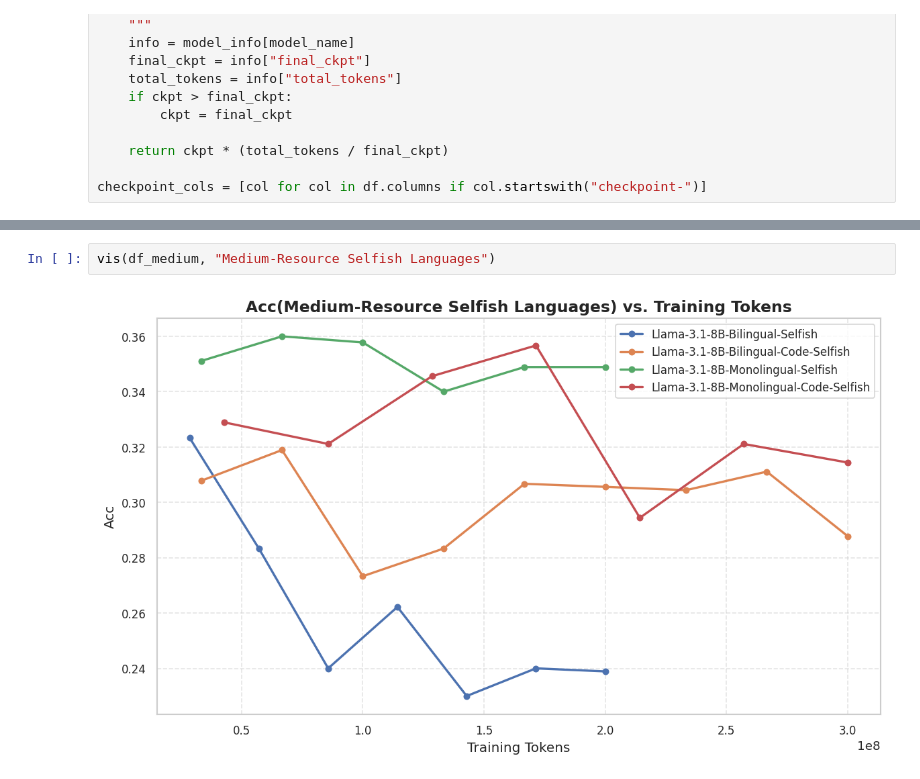
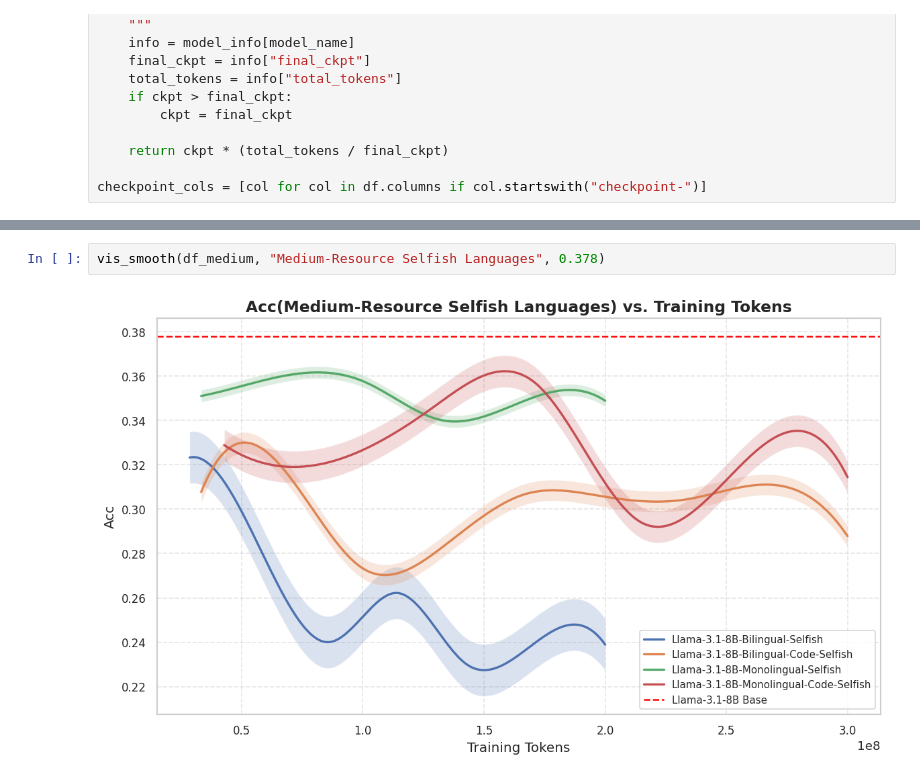
Before and after one commit to MaLA-LM/MixCPT, a Jupyter notebook: evaluation/Visualization/Belebele-0-2-epochs/vis_selfish.ipynb, the cells around one changed output, grey strips where cells are left out. Saved outputs shown, nothing was run; the diff lists cells and outputs as text.

```diff
--- a/evaluation/Visualization/Belebele-0-2-epochs/vis_selfish.ipynb
+++ b/evaluation/Visualization/Belebele-0-2-epochs/vis_selfish.ipynb
@@ -138,5 +198,5 @@ vis(df_high, "High-Resource Selfish Languages")
 # %%
-vis(df_medium, "Medium-Resource Selfish Languages")
+vis_smooth(df_medium, "Medium-Resource Selfish Languages", 0.378)
 # %% [output]
-[figure, old version]
+[figure, new version]
 # %%
```
Also changed, not shown: parts of 6 cells of this notebook, 6 other files.
